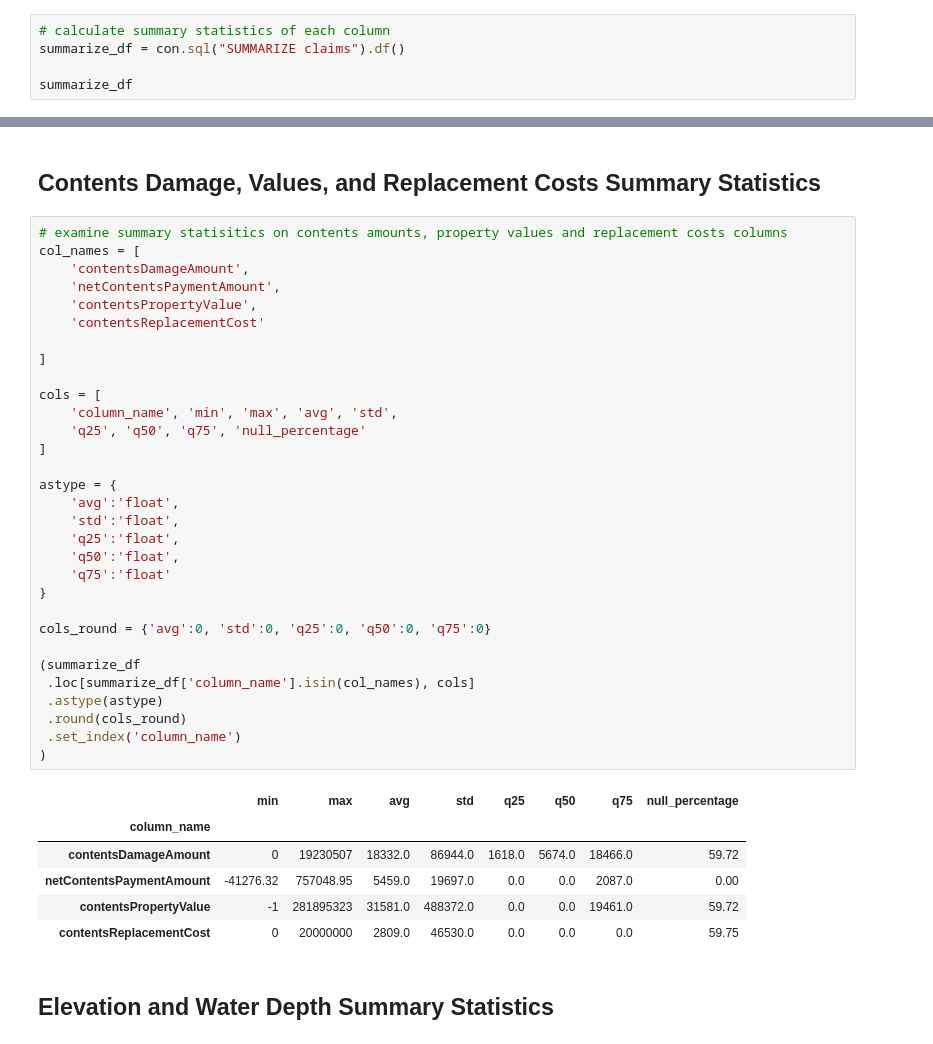
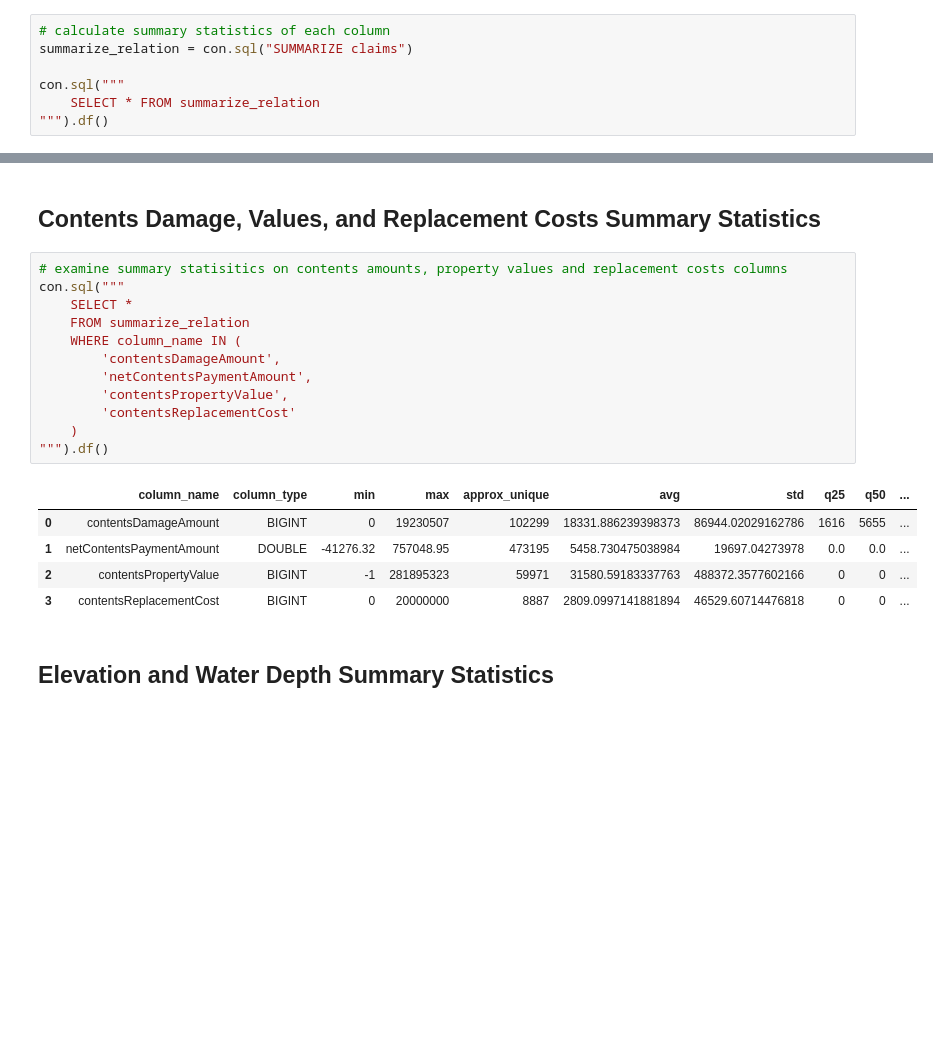
Before and after one commit to mebauer/duckdb-fema-nfip, a Jupyter notebook: analysis.ipynb, the cells around one changed output, grey strips where cells are left out. Drawn from its saved outputs; the diff is of its cells as text; blank space fills up the shorter version.

```diff
--- a/analysis.ipynb
+++ b/analysis.ipynb
@@ -227,9 +257,11 @@ describe_df.iloc[50:, :2]
 # Summary Statistics
 # %%
 # calculate summary statistics of each column
-summarize_df = con.sql("SUMMARIZE claims").df()
+summarize_relation = con.sql("SUMMARIZE claims")
 
-summarize_df
+con.sql("""
+    SELECT * FROM summarize_relation
+""").df()
 # %% [output]
 |  | column_name | column_type | min | max | approx_unique | avg | std | q25 | q50 | ... |
 | 0 | id | VARCHAR | 0000094b-1d1a-4dbe-a944-97c62b225b9c | fffffe7c-7ca2-4431-b88b-8a8216ffc934 | 2623176 | None | None | None | None | ... |
@@ -411,42 +411,22 @@ cols_round = {'avg':0, 'std':0, 'q25':0, 'q50':0, 'q75':0}
 ## Contents Damage, Values, and Replacement Costs Summary Statistics
 # %%
 # examine summary statisitics on contents amounts, property values and replacement costs columns
-col_names = [
-    'contentsDamageAmount',
-    'netContentsPaymentAmount',
-    'contentsPropertyValue',
-    'contentsReplacementCost'
-
-]
-
-cols = [
-    'column_name', 'min', 'max', 'avg', 'std',
-    'q25', 'q50', 'q75', 'null_percentage'
-]
-
-astype = {
-    'avg':'float',
-    'std':'float',
-    'q25':'float',
-    'q50':'float',
-    'q75':'float'
-}
-
-cols_round = {'avg':0, 'std':0, 'q25':0, 'q50':0, 'q75':0}
-
-(summarize_df
- .loc[summarize_df['column_name'].isin(col_names), cols]
- .astype(astype)
- .round(cols_round)
- .set_index('column_name')
-)
+con.sql("""
+    SELECT *
+    FROM summarize_relation
+    WHERE column_name IN (
+        'contentsDamageAmount',
+        'netContentsPaymentAmount',
+        'contentsPropertyValue',
+        'contentsReplacementCost'
+    )
+""").df()
 # %% [output]
-|  | min | max | avg | std | q25 | q50 | q75 | null_percentage |
-| column_name |  |  |  |  |  |  |  |  |
-| contentsDamageAmount | 0 | 19230507 | 18332.0 | 86944.0 | 1618.0 | 5674.0 | 18466.0 | 59.72 |
-| netContentsPaymentAmount | -41276.32 | 757048.95 | 5459.0 | 19697.0 | 0.0 | 0.0 | 2087.0 | 0.00 |
-| contentsPropertyValue | -1 | 281895323 | 31581.0 | 488372.0 | 0.0 | 0.0 | 19461.0 | 59.72 |
-| contentsReplacementCost | 0 | 20000000 | 2809.0 | 46530.0 | 0.0 | 0.0 | 0.0 | 59.75 |
+|  | column_name | column_type | min | max | approx_unique | avg | std | q25 | q50 | ... |
+| 0 | contentsDamageAmount | BIGINT | 0 | 19230507 | 102299 | 18331.886239398373 | 86944.02029162786 | 1616 | 5655 | ... |
+| 1 | netContentsPaymentAmount | DOUBLE | -41276.32 | 757048.95 | 473195 | 5458.730475038984 | 19697.04273978 | 0.0 | 0.0 | ... |
+| 2 | contentsPropertyValue | BIGINT | -1 | 281895323 | 59971 | 31580.59183337763 | 488372.3577602166 | 0 | 0 | ... |
+| 3 | contentsReplacementCost | BIGINT | 0 | 20000000 | 8887 | 2809.0997141881894 | 46529.60714476818 | 0 | 0 | ... |
 # %% [markdown]
 ## Elevation and Water Depth Summary Statistics
 # %%
```
Also changed, not shown: parts of 31 cells of this notebook.
